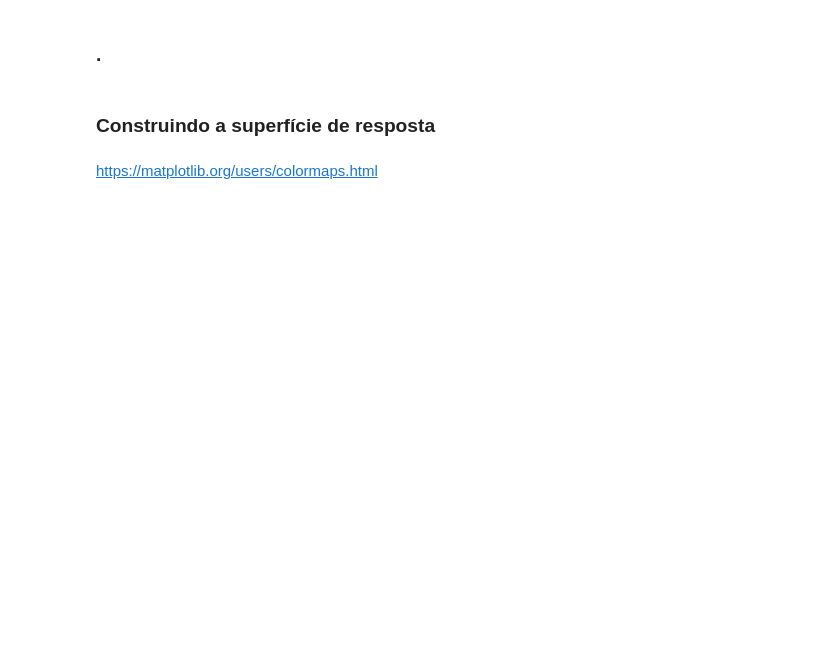
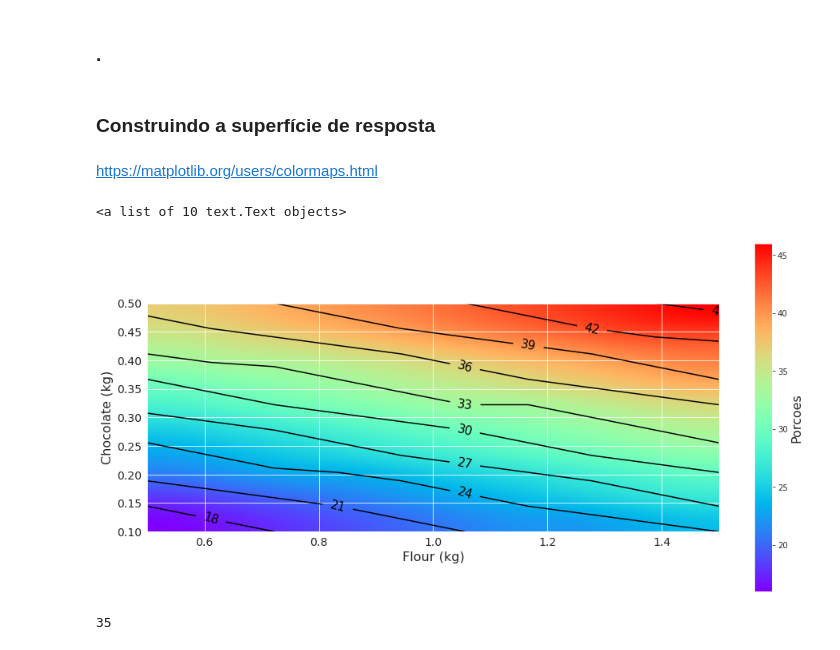
Before and after one commit to Gabriel-limadev/data_science_study, a Jupyter notebook: 10 - Análise de experimentos: testes, mapas de cores e análises dos dados./course_files/Planejamento_experimentos_aula.ipynb, the cells around one changed output. Cells and saved outputs as stored; diff of their text form; code cells hidden in the pictures; blank space fills up the shorter version.

Commit message:
using model and creting color map

```diff
--- a/10 - Análise de experimentos: testes, mapas de cores e análises dos dados./course_files/Planejamento_experimentos_aula.ipynb
+++ b/10 - Análise de experimentos: testes, mapas de cores e análises dos dados./course_files/Planejamento_experimentos_aula.ipynb
@@ -625,0 +586,3 @@ array([15.        , 18.88888889, 22.77777778, 26.66666667, 30.55555556,
+# %%
+params = fitted_model.params
+params
@@ -678,3 +683,6 @@ array([15.        , 18.88888889, 22.77777778, 26.66666667, 30.55555556,
 
 
 <p style='margin: 30px 30px;'>
+# %%
+x_flour = np.linspace(0.5, 1.5, 10)
+x_flour
@@ -680,0 +692,3 @@ array([15.        , 18.88888889, 22.77777778, 26.66666667, 30.55555556,
+# %%
+x_chocolate = np.linspace(0.1, 0.5, 10)
+x_chocolate
@@ -681,2 +698,11 @@ array([15.        , 18.88888889, 22.77777778, 26.66666667, 30.55555556,
 # %% [markdown]
 ### .
+# %%
+points = []
+
+for x_f in x_flour:
+    temp = []
+    for x_c in x_chocolate:
+        temp.append(recipe_model(x_f, x_c))
+
+    points.append(temp)
@@ -687,2 +728,34 @@ array([15.        , 18.88888889, 22.77777778, 26.66666667, 30.55555556,
 # %% [markdown]
 https://matplotlib.org/users/colormaps.html
+# %%
+# base
+fig, ax = plt.subplots(nrows = 1, ncols = 1, figsize = (16, 8))
+
+ax.set_xlabel('Flour (kg)', fontsize = 16)
+ax.set_ylabel('Chocolate (kg)', fontsize = 16)
+ax.tick_params(labelsize = 14)
+
+# Color map
+color_map = ax.imshow(
+    points,
+    origin = 'lower',
+    cmap = cm.rainbow,
+    interpolation = 'quadric',
+    extent = (0.5, 1.5, 0.1, 0.5)
+)
+
+# Color bar
+color_bar = fig.colorbar(color_map)
+color_bar.set_label('Porcoes', size = 16)
+
+# lines
+lines = ax.contour(x_flour, x_chocolate, points, colors = 'k', lw = 1.5, levels = 10)
+
+ax.clabel(lines, inline = True, fontsize = 15, inline_spacing = 10)
+# %% [output]
+<a list of 10 text.Text objects>
+[figure, added]
+# %%
+recipe_model(1.2, 0.3)
+# %% [output]
+35
```
Also changed, not shown: parts of 17 cells of this notebook.
